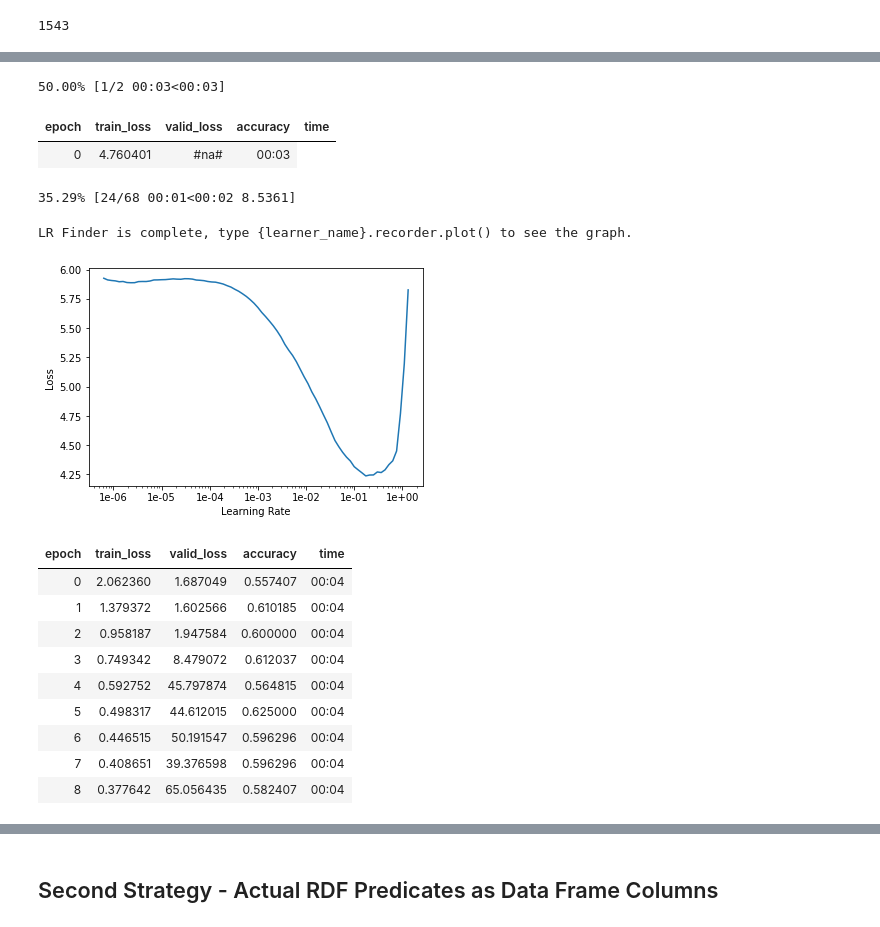
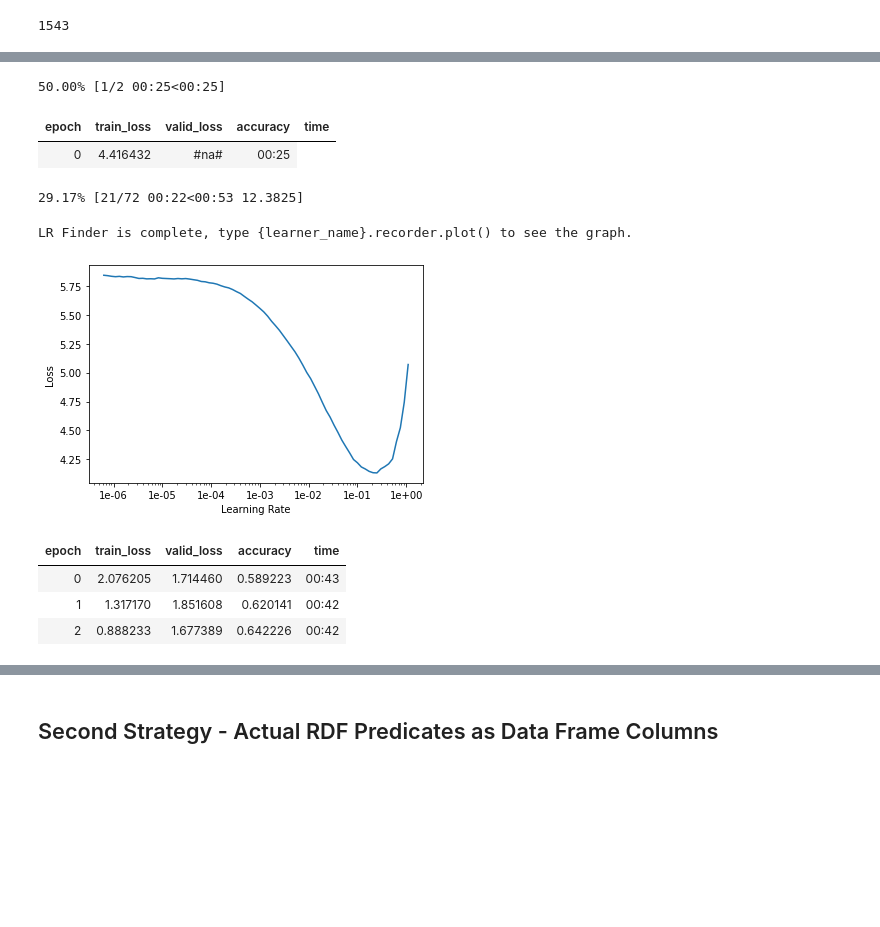
Before and after one commit to LD4P/rdf-classify, a Jupyter notebook: doc/Introduction.ipynb, the cells around one changed output, grey strips where cells are left out. Saved outputs shown, nothing was run; the diff lists cells and outputs as text; code cells hidden in the pictures; blank space fills up the shorter version.

```diff
--- a/doc/Introduction.ipynb
+++ b/doc/Introduction.ipynb
@@ -57,0 +36,7 @@ Failed to parse sinopia_export_all_2020-06-21T00:01:16.135Z/michigan_2020-06-21T
+# %%
+print("Production Environment")
+production = data_loader.from_zipfile("../../tmp/sinopia_prod.zip")
+print("Stage Environment")
+stage = data_loader.from_zipfile("../../tmp/sinopia_stage.zip")
+print("Development Environment")
+development = data_loader.from_zipfile("../../tmp/sinopia_dev.zip")
@@ -178,4 +173,4 @@ prod_learner.fit(9, 1e-02)
 # %%
-stage_data = data_block.databunch(stage_df)
+stage_data = data_prep.databunch(stage_df)
 # %% [output]
 Your valid set contained the following unknown labels, the corresponding items have been discarded.
@@ -186,25 +181,19 @@ stage_learner = tabular_learner(stage_data, layers=[300,100], metrics=accuracy)
 stage_learner.lr_find()
 stage_learner.recorder.plot()
 # %% [output]
-50.00% [1/2 00:03<00:03]
+50.00% [1/2 00:25<00:25]
 | epoch | train_loss | valid_loss | accuracy | time |
-| 0 | 4.760401 | #na# | 00:03 |
+| 0 | 4.416432 | #na# | 00:25 |
-35.29% [24/68 00:01<00:02 8.5361]
+29.17% [21/72 00:22<00:53 12.3825]
 LR Finder is complete, type {learner_name}.recorder.plot() to see the graph.
-[figure, old version]
+[figure, new version]
 # %%
-stage_learner.fit(9, 1e-02)
+stage_learner.fit(3, 1e-02)
 # %% [output]
 | epoch | train_loss | valid_loss | accuracy | time |
-| 0 | 2.062360 | 1.687049 | 0.557407 | 00:04 |
-| 1 | 1.379372 | 1.602566 | 0.610185 | 00:04 |
-| 2 | 0.958187 | 1.947584 | 0.600000 | 00:04 |
-| 3 | 0.749342 | 8.479072 | 0.612037 | 00:04 |
-| 4 | 0.592752 | 45.797874 | 0.564815 | 00:04 |
-| 5 | 0.498317 | 44.612015 | 0.625000 | 00:04 |
-| 6 | 0.446515 | 50.191547 | 0.596296 | 00:04 |
-| 7 | 0.408651 | 39.376598 | 0.596296 | 00:04 |
-| 8 | 0.377642 | 65.056435 | 0.582407 | 00:04 |
+| 0 | 2.076205 | 1.714460 | 0.589223 | 00:43 |
+| 1 | 1.317170 | 1.851608 | 0.620141 | 00:42 |
+| 2 | 0.888233 | 1.677389 | 0.642226 | 00:42 |
 # %%
 prod_learner.data.classes
 # %% [output]
```
Also changed, not shown: parts of 32 cells of this notebook, 1 other file.
